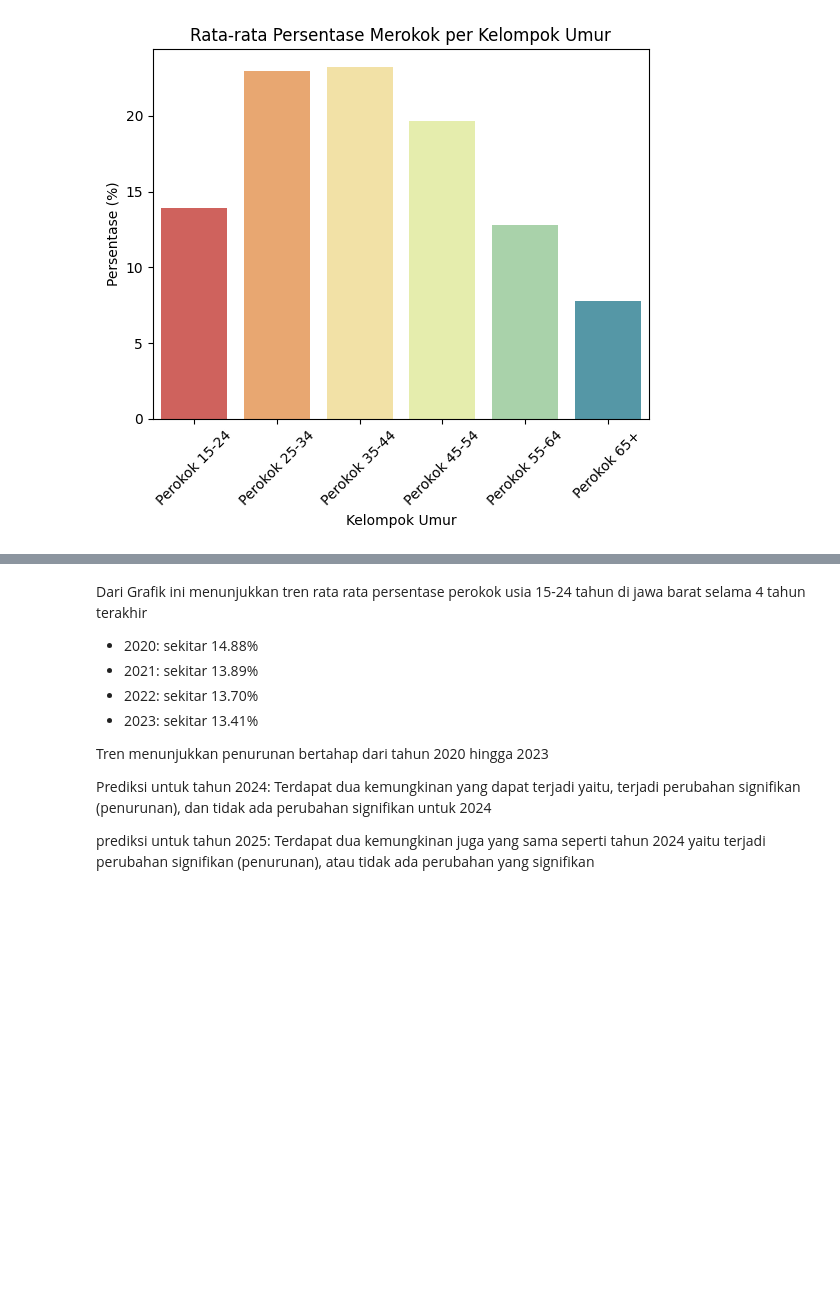
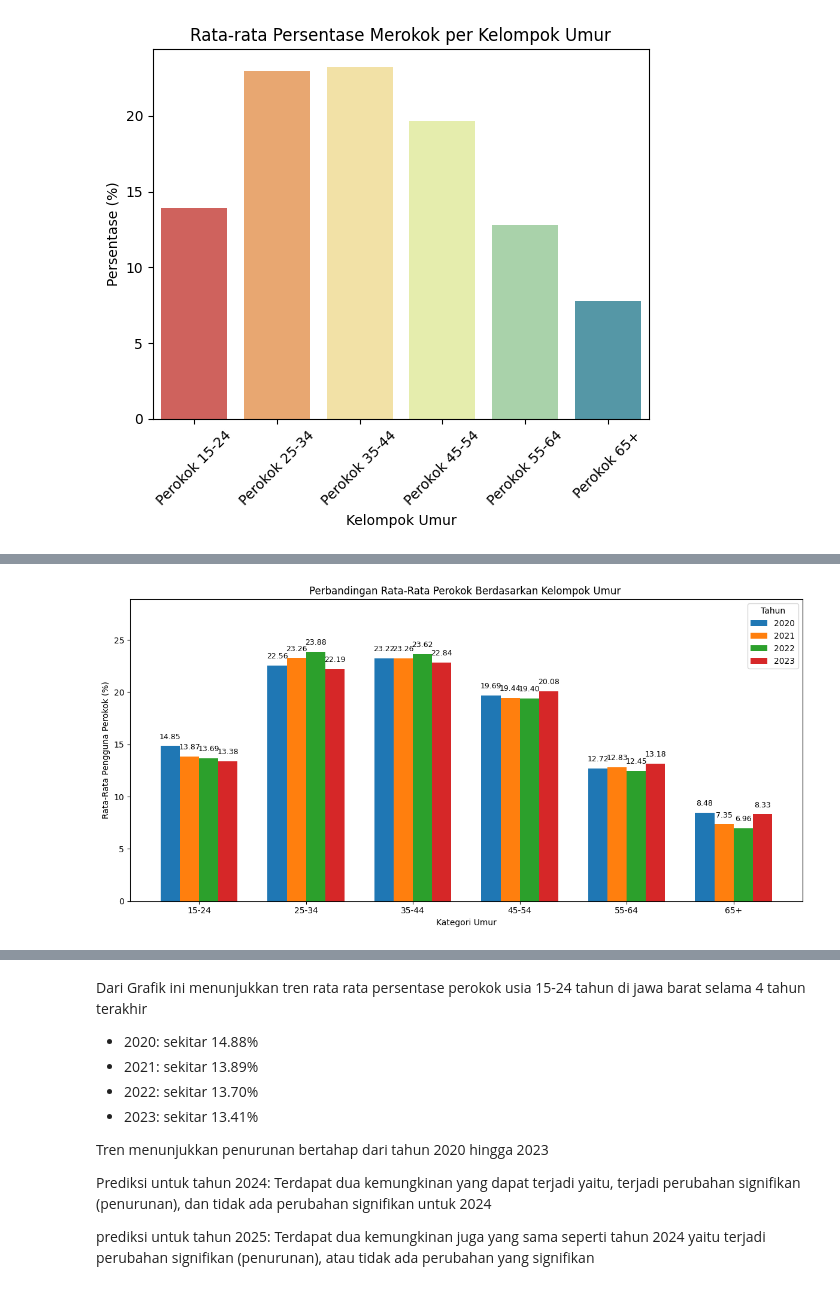
Before and after one commit to FlameMeta/DataScience_Python, a Jupyter notebook: analize.ipynb, the cells around one changed output, grey strips where cells are left out. Cells and saved outputs as stored; diff of their text form; code cells hidden in the pictures; blank space fills up the shorter version.

```diff
--- a/analize.ipynb
+++ b/analize.ipynb
@@ -76,2 +103,49 @@ plt.show()
+# %%
+yearr = pd.concat([data1, data2, data3, data4], ignore_index=True)
+smoking_columns = [col for col in yearr.columns if "Perokok" in col]
+
+# Hitung rata-rata per tahun dan kelompok umur
+mean_by_year = yearr.groupby("tahun")[smoking_columns].mean()
+mean_by_year = mean_by_year.T
+mean_by_year.index = [col.replace("Perokok ", "") for col in mean_by_year.index]
+
+# Siapkan sumbu dan parameter bar
+labels = mean_by_year.index
+x = np.arange(len(labels))
+width = 0.18  # Lebih kecil agar tidak menempel
+
+fig, ax = plt.subplots(figsize=(12, 6))
+
+# Buat bar untuk masing-masing tahun
+bars_2020 = ax.bar(x - 1.5*width, mean_by_year[2020], width, label='2020')
+bars_2021 = ax.bar(x - 0.5*width, mean_by_year[2021], width, label='2021')
+bars_2022 = ax.bar(x + 0.5*width, mean_by_year[2022], width, label='2022')
+bars_2023 = ax.bar(x + 1.5*width, mean_by_year[2023], width, label='2023')
+
+# menambahkan angka di atas bar
+def add_labels(bars):
+    for bar in bars:
+        height = bar.get_height()
+        ax.text(bar.get_x() + bar.get_width()/2, height + 0.5,
+                f'{height:.2f}', ha='center', va='bottom', fontsize=9)
+
+# Label
+add_labels(bars_2020)
+add_labels(bars_2021)
+add_labels(bars_2022)
+add_labels(bars_2023)
+
+# Pengaturan visual
+ax.set_xlabel("Kategori Umur")
+ax.set_ylabel("Rata-Rata Pengguna Perokok (%)")
+ax.set_title("Perbandingan Rata-Rata Perokok Berdasarkan Kelompok Umur")
+ax.set_xticks(x)
+ax.set_xticklabels(labels)
+ax.legend(title="Tahun")
+plt.ylim(0, max(mean_by_year.max()) + 5)
+plt.tight_layout()
+plt.show()
+# %% [output]
+[figure, added]
 # %%
 # Wilayah dengan Persentase Merokok Tertinggi (Usia 25–34 Tahun)
```
Also changed, not shown: parts of 6 cells of this notebook, 4 other files.
